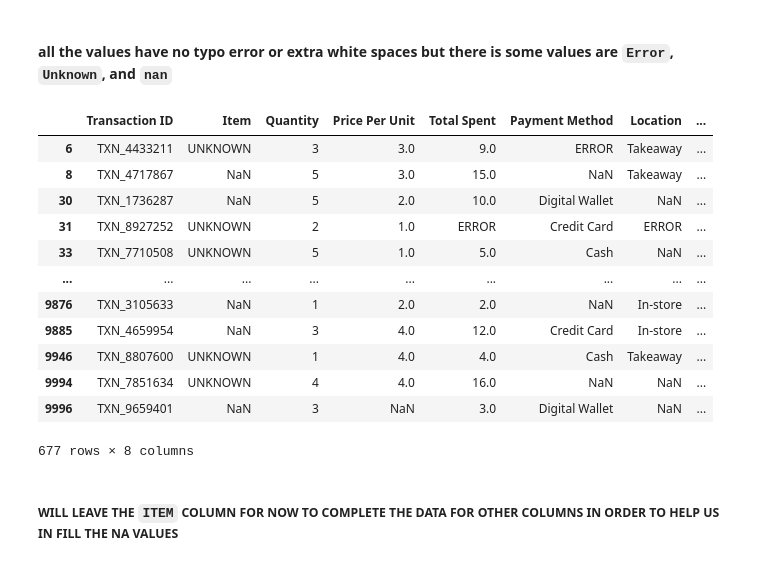
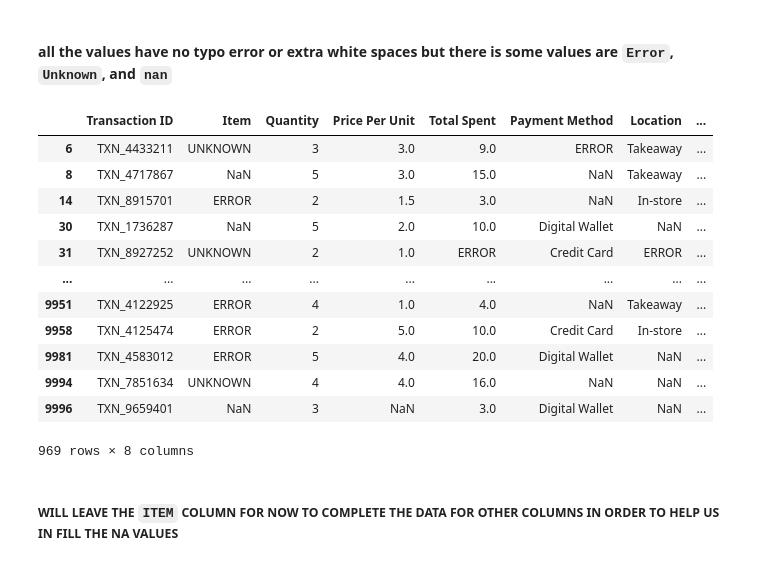
Before and after one commit to muyosry/cafe-sales-data-cleaning, a Jupyter notebook: dirty_cafe_sales.ipynb, the cells around one changed output. Cells and saved outputs as stored; diff of their text form; code cells hidden in the pictures.

Commit message:
Add summary cell, fix ERROR check, standardize unknown

```diff
--- a/dirty_cafe_sales.ipynb
+++ b/dirty_cafe_sales.ipynb
@@ -92,21 +104,21 @@ Length: 11, dtype: str
 # %% [markdown]
 #### all the values have no typo error or extra white spaces but there is some values are `Error`, `Unknown`, and `nan`
 # %%
-df.loc[(df['Item'].isin(['Error','UNKNOWN']))|(df['Item'].isna())]
+df.loc[(df['Item'].isin(['ERROR','UNKNOWN']))|(df['Item'].isna())]
 # %% [output]
 |  | Transaction ID | Item | Quantity | Price Per Unit | Total Spent | Payment Method | Location | ... |
 | 6 | TXN_4433211 | UNKNOWN | 3 | 3.0 | 9.0 | ERROR | Takeaway | ... |
 | 8 | TXN_4717867 | NaN | 5 | 3.0 | 15.0 | NaN | Takeaway | ... |
+| 14 | TXN_8915701 | ERROR | 2 | 1.5 | 3.0 | NaN | In-store | ... |
 | 30 | TXN_1736287 | NaN | 5 | 2.0 | 10.0 | Digital Wallet | NaN | ... |
 | 31 | TXN_8927252 | UNKNOWN | 2 | 1.0 | ERROR | Credit Card | ERROR | ... |
-| 33 | TXN_7710508 | UNKNOWN | 5 | 1.0 | 5.0 | Cash | NaN | ... |
 | ... | ... | ... | ... | ... | ... | ... | ... | ... |
-| 9876 | TXN_3105633 | NaN | 1 | 2.0 | 2.0 | NaN | In-store | ... |
-| 9885 | TXN_4659954 | NaN | 3 | 4.0 | 12.0 | Credit Card | In-store | ... |
-| 9946 | TXN_8807600 | UNKNOWN | 1 | 4.0 | 4.0 | Cash | Takeaway | ... |
+| 9951 | TXN_4122925 | ERROR | 4 | 1.0 | 4.0 | NaN | Takeaway | ... |
+| 9958 | TXN_4125474 | ERROR | 2 | 5.0 | 10.0 | Credit Card | In-store | ... |
+| 9981 | TXN_4583012 | ERROR | 5 | 4.0 | 20.0 | Digital Wallet | NaN | ... |
 | 9994 | TXN_7851634 | UNKNOWN | 4 | 4.0 | 16.0 | NaN | NaN | ... |
 | 9996 | TXN_9659401 | NaN | 3 | NaN | 3.0 | Digital Wallet | NaN | ... |
-677 rows × 8 columns
+969 rows × 8 columns
 # %% [markdown]
 ##### WILL LEAVE THE `ITEM` COLUMN FOR NOW TO COMPLETE THE DATA FOR OTHER COLUMNS IN ORDER TO HELP US IN FILL THE NA VALUES
 # %% [markdown]
```
Also changed, not shown: parts of 1 cell of this notebook.
